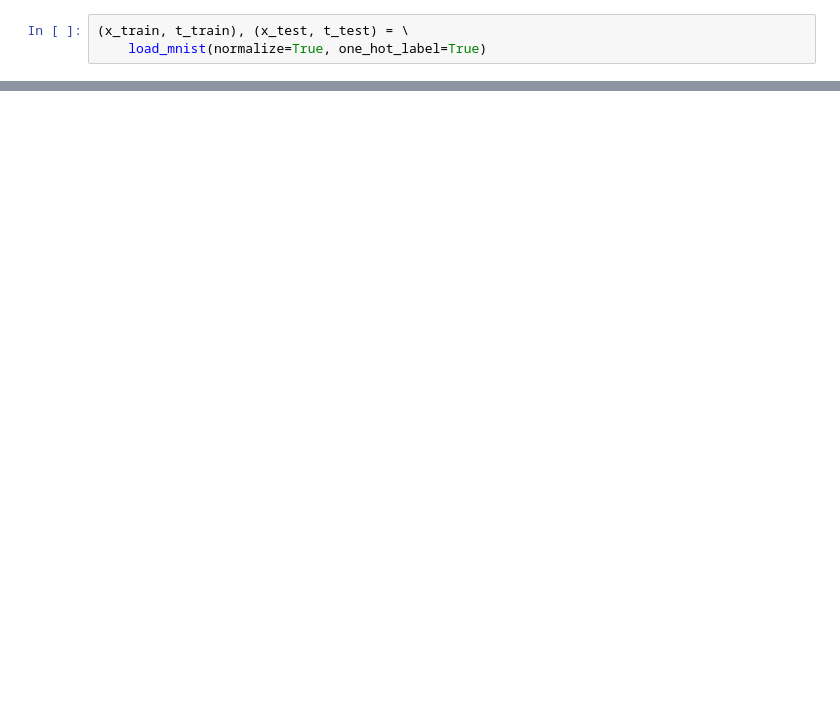
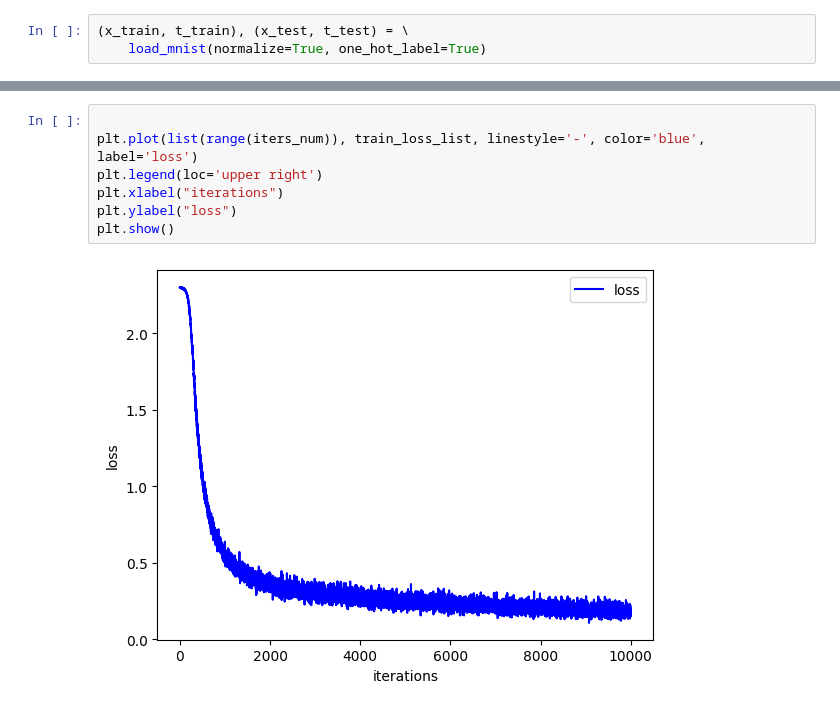
Before and after one commit to chanship72/deepbottom, a Jupyter notebook: chapter4/train_neuralnet.ipynb, the cells around one changed output, grey strips where cells are left out. Drawn from its saved outputs; the diff is of its cells as text; blank space fills up the shorter version.

```diff
--- a/chapter4/train_neuralnet.ipynb
+++ b/chapter4/train_neuralnet.ipynb
@@ -153,0 +155,9 @@ NameError: name 'plt' is not defined
+# %%
+
+plt.plot(list(range(iters_num)), train_loss_list, linestyle='-', color='blue', label='loss')
+plt.legend(loc='upper right')
+plt.xlabel("iterations")
+plt.ylabel("loss")
+plt.show()
+# %% [output]
+[figure, added]
```
Also changed, not shown: parts of 5 cells of this notebook, 12 other files.
